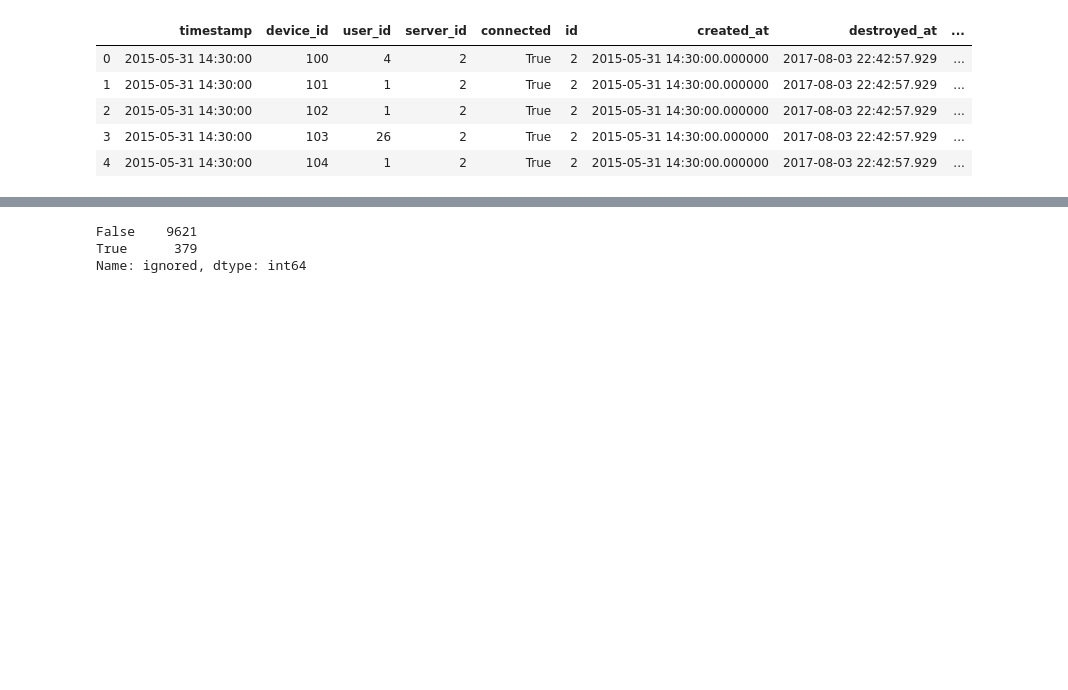
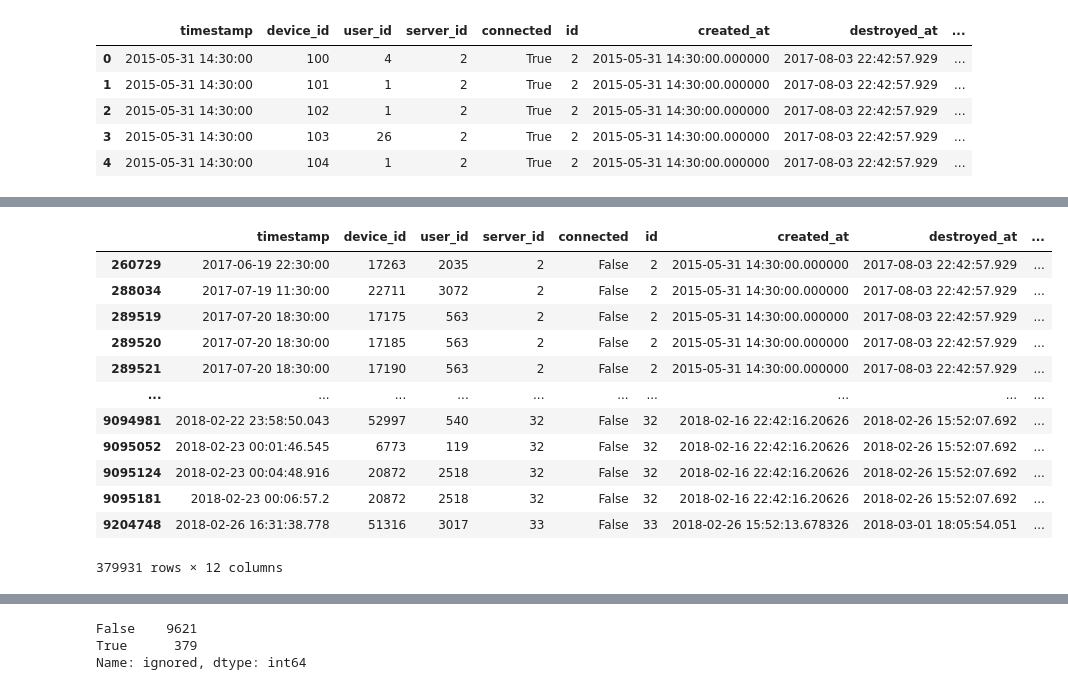
Before and after one commit to iamjakkie/IoTAnalysis-masked, a Jupyter notebook: IoTAnalysis.ipynb, the cells around one changed output, grey strips where cells are left out. Cells and saved outputs as stored; diff of their text form; code cells hidden in the pictures; blank space fills up the shorter version.

```diff
--- a/IoTAnalysis.ipynb
+++ b/IoTAnalysis.ipynb
@@ -49,7 +71,7 @@ def prev_server(df):
                                              .groupby(['device_id'])['timestamp'].shift(-1))
     df['ignored']=False
 
-def mark_ignored_rows(row):
+def mark_ignored_row(row):
     """
     function to mark rows as ignored, cases:
     1. X offline -> X offline
@@ -60,11 +82,3 @@ def mark_ignored_rows(row):
 
 def process_dataframe(df):
     df['ignored'] = df.apply(lambda row: prepare_final(row), axis=1)
-
-def parallelize_dataframe(df, func, n_cores=4):
-    pool = Pool(n_cores)
-    df_split = np.array_split(df, n_cores)
-    df = pd.concat(pool.map(func, df_split))
-    pool.close()
-    pool.join()
-    return df
@@ -139,3 +104,3 @@ Name: ignored, dtype: int64
 # %%
-# test['ignored'] = test.apply (lambda row: prepare_final(row), axis=1)
-process_dataframe(test)
+%%timeit
+combined_df['ignored'] = combined_df.apply(mark_ignored_row, axis=1)
@@ -141,0 +109,16 @@ process_dataframe(test)
+# %%
+combined_df[combined_df['ignored']]
+# %% [output]
+|  | timestamp | device_id | user_id | server_id | connected | id | created_at | destroyed_at | ... |
+| 260729 | 2017-06-19 22:30:00 | 17263 | 2035 | 2 | False | 2 | 2015-05-31 14:30:00.000000 | 2017-08-03 22:42:57.929 | ... |
+| 288034 | 2017-07-19 11:30:00 | 22711 | 3072 | 2 | False | 2 | 2015-05-31 14:30:00.000000 | 2017-08-03 22:42:57.929 | ... |
+| 289519 | 2017-07-20 18:30:00 | 17175 | 563 | 2 | False | 2 | 2015-05-31 14:30:00.000000 | 2017-08-03 22:42:57.929 | ... |
+| 289520 | 2017-07-20 18:30:00 | 17185 | 563 | 2 | False | 2 | 2015-05-31 14:30:00.000000 | 2017-08-03 22:42:57.929 | ... |
+| 289521 | 2017-07-20 18:30:00 | 17190 | 563 | 2 | False | 2 | 2015-05-31 14:30:00.000000 | 2017-08-03 22:42:57.929 | ... |
+| ... | ... | ... | ... | ... | ... | ... | ... | ... | ... |
+| 9094981 | 2018-02-22 23:58:50.043 | 52997 | 540 | 32 | False | 32 | 2018-02-16 22:42:16.20626 | 2018-02-26 15:52:07.692 | ... |
+| 9095052 | 2018-02-23 00:01:46.545 | 6773 | 119 | 32 | False | 32 | 2018-02-16 22:42:16.20626 | 2018-02-26 15:52:07.692 | ... |
+| 9095124 | 2018-02-23 00:04:48.916 | 20872 | 2518 | 32 | False | 32 | 2018-02-16 22:42:16.20626 | 2018-02-26 15:52:07.692 | ... |
+| 9095181 | 2018-02-23 00:06:57.2 | 20872 | 2518 | 32 | False | 32 | 2018-02-16 22:42:16.20626 | 2018-02-26 15:52:07.692 | ... |
+| 9204748 | 2018-02-26 16:31:38.778 | 51316 | 3017 | 33 | False | 33 | 2018-02-26 15:52:13.678326 | 2018-03-01 18:05:54.051 | ... |
+379931 rows × 12 columns
```
Also changed, not shown: parts of 27 cells of this notebook, 2 other files.
